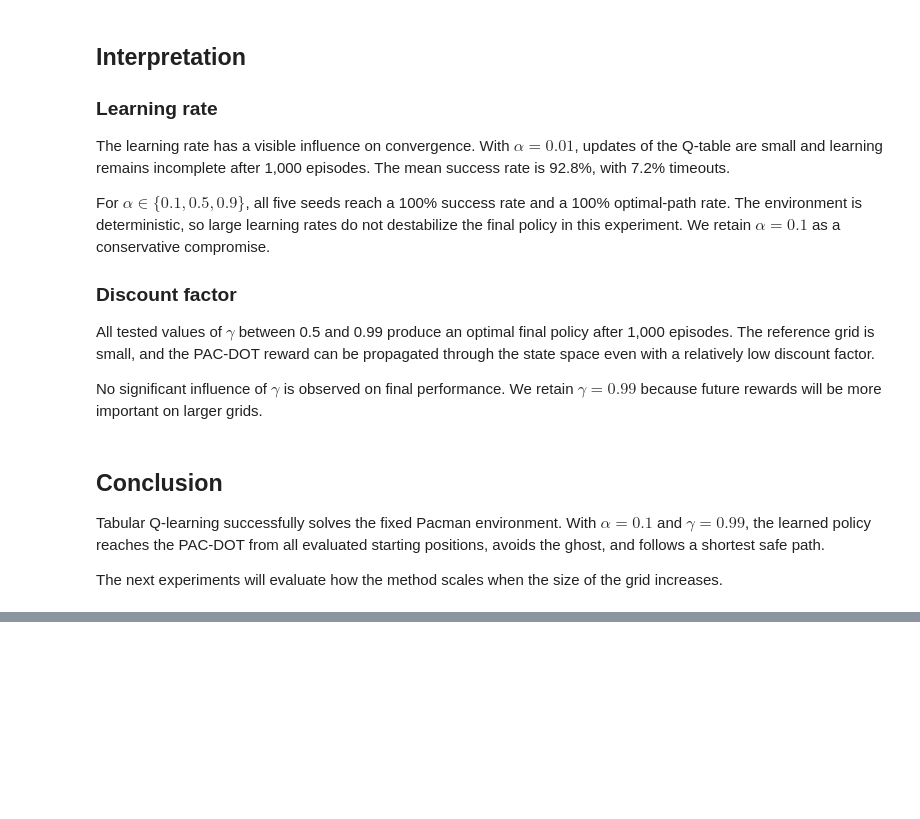
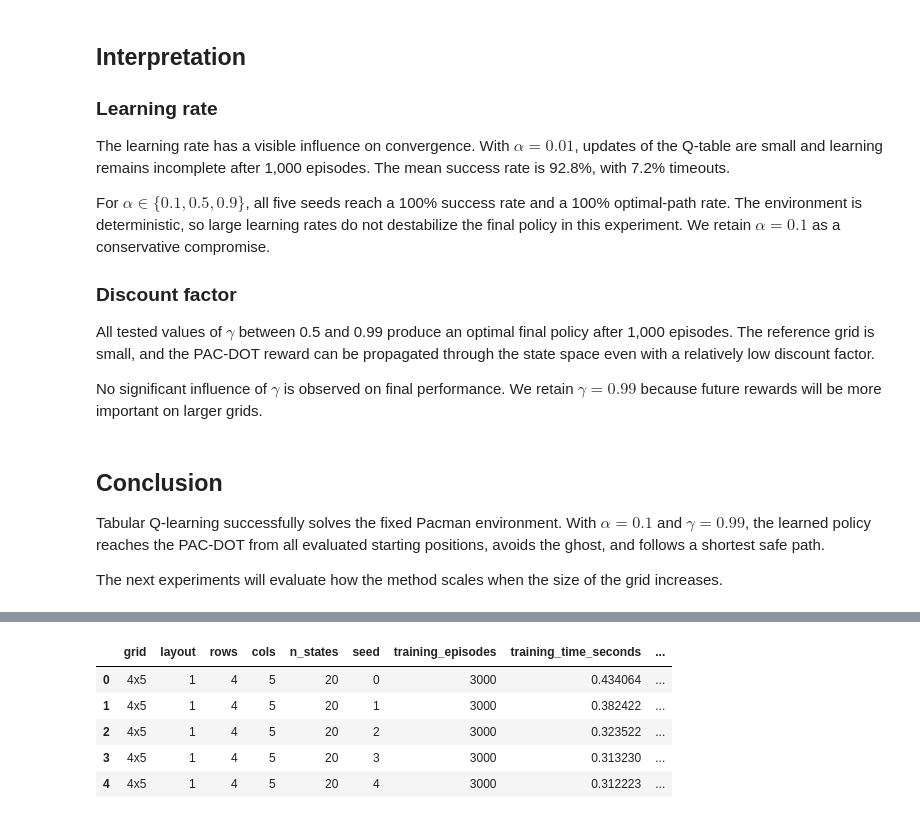
Before and after one commit to Alzaww/Pacman-RL-Agent, a Jupyter notebook: notebooks/01_q_learning_analysis.ipynb, the cells around one changed output, grey strips where cells are left out. Saved outputs shown, nothing was run; the diff lists cells and outputs as text; code cells hidden in the pictures; blank space fills up the shorter version.

Commit message:
Extend the Q-learning analysis with grid scaling

```diff
--- a/notebooks/01_q_learning_analysis.ipynb
+++ b/notebooks/01_q_learning_analysis.ipynb
@@ -417,0 +443,77 @@ The next experiments will evaluate how the method scales when the size of the gr
+# %%
+from pathlib import Path
+
+import matplotlib.pyplot as plt
+import numpy as np
+import pandas as pd
+
+
+possible_paths = [
+    Path("results/data/q_learning_scaling_results.csv"),
+    Path("../results/data/q_learning_scaling_results.csv"),
+]
+
+scaling_path = next(
+    (
+        path
+        for path in possible_paths
+        if path.exists()
+    ),
+    None,
+)
+
+if scaling_path is None:
+    raise FileNotFoundError(
+        "Could not find q_learning_scaling_results.csv"
+    )
+
+scaling_results = pd.read_csv(scaling_path)
+
+grid_order = [
+    "4x5",
+    "6x6",
+    "8x8",
+    "10x10",
+]
+
+scaling_results["grid"] = pd.Categorical(
+    scaling_results["grid"],
+    categories=grid_order,
+    ordered=True,
+)
+
+assert len(scaling_results) == 200
+
+assert (
+    scaling_results
+    .groupby("grid", observed=True)
+    .size()
+    .eq(50)
+    .all()
+)
+
+assert (
+    scaling_results
+    .groupby("grid", observed=True)["layout"]
+    .nunique()
+    .eq(10)
+    .all()
+)
+
+assert (
+    scaling_results
+    .groupby(
+        ["grid", "layout"],
+        observed=True,
+    )["seed"]
+    .nunique()
+    .eq(5)
+    .all()
+)
+
+print("Number of runs:", len(scaling_results))
+print("Layouts per size: 10")
+print("Seeds per layout: 5")
+
+scaling_results.head()
+# %% [output]
@@ -417,0 +523,6 @@ The next experiments will evaluate how the method scales when the size of the gr
+|  | grid | layout | rows | cols | n_states | seed | training_episodes | training_time_seconds | ... |
+| 0 | 4x5 | 1 | 4 | 5 | 20 | 0 | 3000 | 0.434064 | ... |
+| 1 | 4x5 | 1 | 4 | 5 | 20 | 1 | 3000 | 0.382422 | ... |
+| 2 | 4x5 | 1 | 4 | 5 | 20 | 2 | 3000 | 0.323522 | ... |
+| 3 | 4x5 | 1 | 4 | 5 | 20 | 3 | 3000 | 0.313230 | ... |
+| 4 | 4x5 | 1 | 4 | 5 | 20 | 4 | 3000 | 0.312223 | ... |
```
Also changed, not shown: parts of 7 cells of this notebook, 1 other file.
